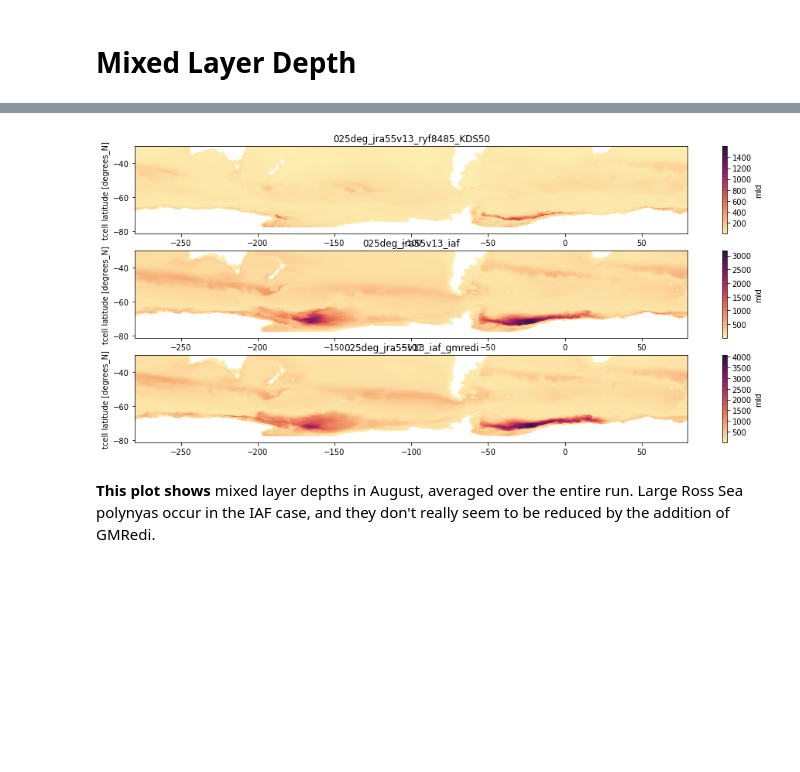
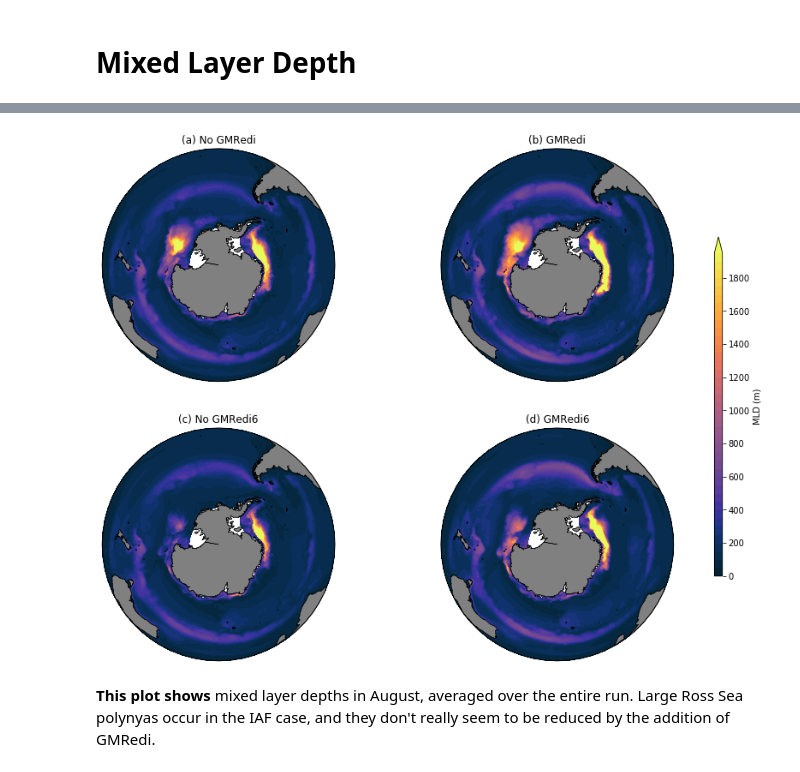
Before and after one commit to AndyHoggANU/GMRediTesting, a Jupyter notebook: GMRediTesting.ipynb, the cells around one changed output, grey strips where cells are left out. Cells and saved outputs as stored; diff of their text form; code cells hidden in the pictures; blank space fills up the shorter version.

```diff
--- a/GMRediTesting.ipynb
+++ b/GMRediTesting.ipynb
@@ -248,0 +119,18 @@ cc.plots.annual_scalar(esub, variables)
+# %%
+variables = ['ke_tot',
+             'temp_global_ave',
+             'salt_surface_ave',
+             'eta_global'
+            ] ## No more than 4 at a time, please.
+
+fig, axes = plt.subplots(2, 2, figsize=(12, 8))
+ax = [y for x in axes for y in x]  ## flattening the list out.
+for ii, var in enumerate(variables):
+    for expt in esub:
+        darray = cc.get_nc_variable(expt,'ocean_scalar.nc',var,
+                         time_units = 'days since 1718-01-01',offset=-87658)
+        annual_average = darray.resample(time="A").mean('time')
+        annual_average.plot(ax = ax[ii],label=expt)
+    ax[ii].set_title(var)
+
+ax[1].legend()
@@ -252,19 +159,32 @@ cc.plots.annual_scalar(esub, variables)
 %%time
 results=[]
 for expt  in esub:
-    MLD = cc.get_nc_variable(expt, 'ocean_month.nc', 'mld',time_units = None)
+    MLD = cc.get_nc_variable(expt, 'ocean_month.nc', 'mld',time_units = 'days since 1718-01-01',offset=-87658)
     MLD = MLD.groupby('time.month').mean('time').sel(month=8)
     result = {'MLD': MLD,'expt': expt}
     results.append(result)
 
 IPython.display.clear_output()
 
-plt.figure(figsize=(16,12))
+plt.figure(figsize=(13,11))
+land_50m = cft.NaturalEarthFeature('physical', 'land', '50m',
+                                        edgecolor='black',
+                                        facecolor='gray',linewidth=0.5)
+clev=np.arange(0,2000,50)
+
+labels=['(a) No GMRedi','(b) GMRedi','(c) No GMRedi6','(d) GMRedi6']
 for i,result  in enumerate(results):
-    plt.subplot(5,1,i+1)
-    result['MLD'].plot(cmap=cm.cm.matter)
-    plt.ylim(ymax=-30)
-    if i<3:
-        plt.xlabel('')
-    plt.title(result['expt'])
+
+    ax = plt.subplot(2,2,i+1,projection=ccrs.NearsidePerspective(central_longitude=-100.0,
+                        central_latitude=-90.0, satellite_height=35785831, false_easting=0))
+    ax.coastlines(resolution='50m')
+    ax.add_feature(land_50m)
+    p1=result['MLD'].plot.contourf(ax=ax,cmap=cm.cm.thermal,levels=clev,extend='max',add_colorbar=False,transform=ccrs.PlateCarree())
+    ax.set_title(labels[i])
+
+ax4 = plt.axes([0.92,0.25,0.01,0.5])
+cb = plt.colorbar(p1,cax=ax4,orientation='vertical')
+cb.ax.set_ylabel('MLD (m)')
+
+plt.savefig('MLD.png')
 # %% [output]
@@ -273,4 +193,4 @@ Wall time: 5min 40s
-[figure, old version]
+[figure, new version]
 # %% [markdown]
 **This plot shows** mixed layer depths in August, averaged over the entire run. Large Ross Sea polynyas occur in the IAF case, and they don't really seem to be reduced by the addition of GMRedi.
 # %%
```
Also changed, not shown: parts of 32 cells of this notebook.
